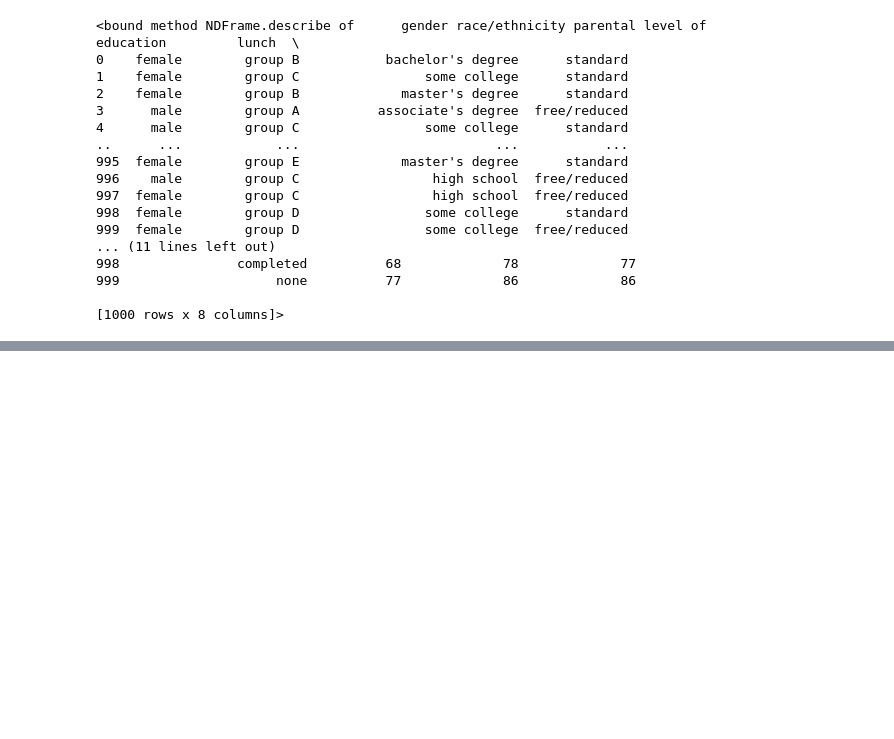
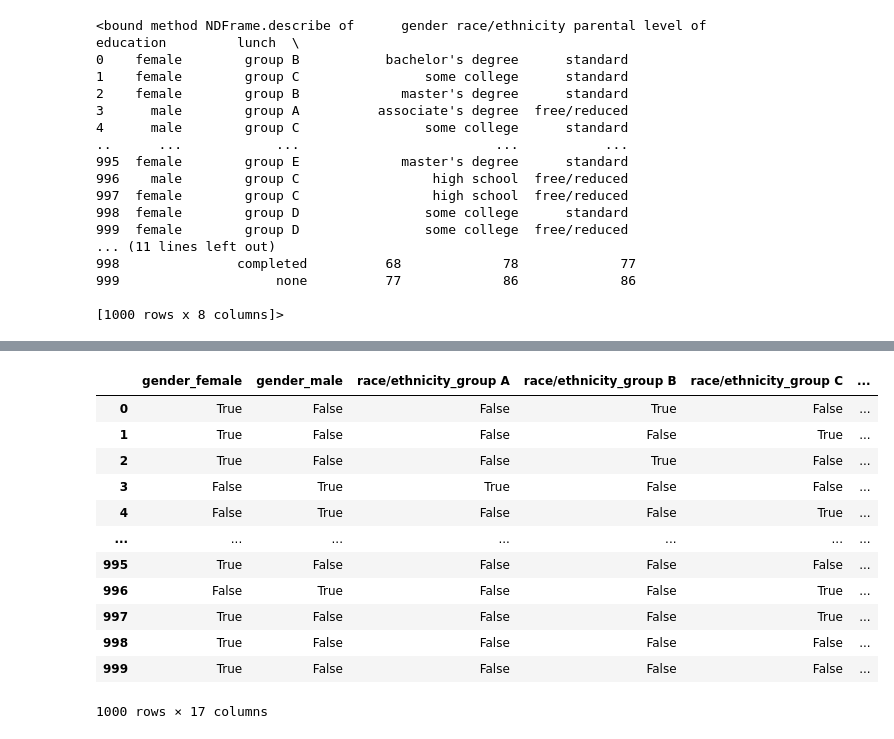
Before and after one commit to 2675781-creator/UA3ProjetPerformanceAcademiqueEtudiants, a Jupyter notebook: projet_UA3.ipynb, the cells around one changed output, grey strips where cells are left out. Saved outputs shown, nothing was run; the diff lists cells and outputs as text; code cells hidden in the pictures; blank space fills up the shorter version.

Commit message:
Encodage des données

```diff
--- a/projet_UA3.ipynb
+++ b/projet_UA3.ipynb
@@ -71,0 +102,4 @@ df.describe
+# %%
+# sélection des colonnes catégoriel
+categoriel_col = df.select_dtypes(exclude=["number"])
+categoriel_col
@@ -71,0 +120,4 @@ df.describe
+# %%
+# encodage des colonnes catégorielles
+#categoriel_col = pd.DataFrame({'gender': ['male', 'female']})
+categoriel_col = pd.get_dummies(categoriel_col, columns=['gender', 'race/ethnicity', 'parental level of education', 'lunch', 'test preparation course'])
@@ -71,0 +126,16 @@ df.describe
+# %%
+categoriel_col
+# %% [output]
+|  | gender_female | gender_male | race/ethnicity_group A | race/ethnicity_group B | race/ethnicity_group C | ... |
+| 0 | True | False | False | True | False | ... |
+| 1 | True | False | False | False | True | ... |
+| 2 | True | False | False | True | False | ... |
+| 3 | False | True | True | False | False | ... |
+| 4 | False | True | False | False | True | ... |
+| ... | ... | ... | ... | ... | ... | ... |
+| 995 | True | False | False | False | False | ... |
+| 996 | False | True | False | False | True | ... |
+| 997 | True | False | False | False | True | ... |
+| 998 | True | False | False | False | False | ... |
+| 999 | True | False | False | False | False | ... |
+1000 rows × 17 columns
```
Also changed, not shown: parts of 5 cells of this notebook.
